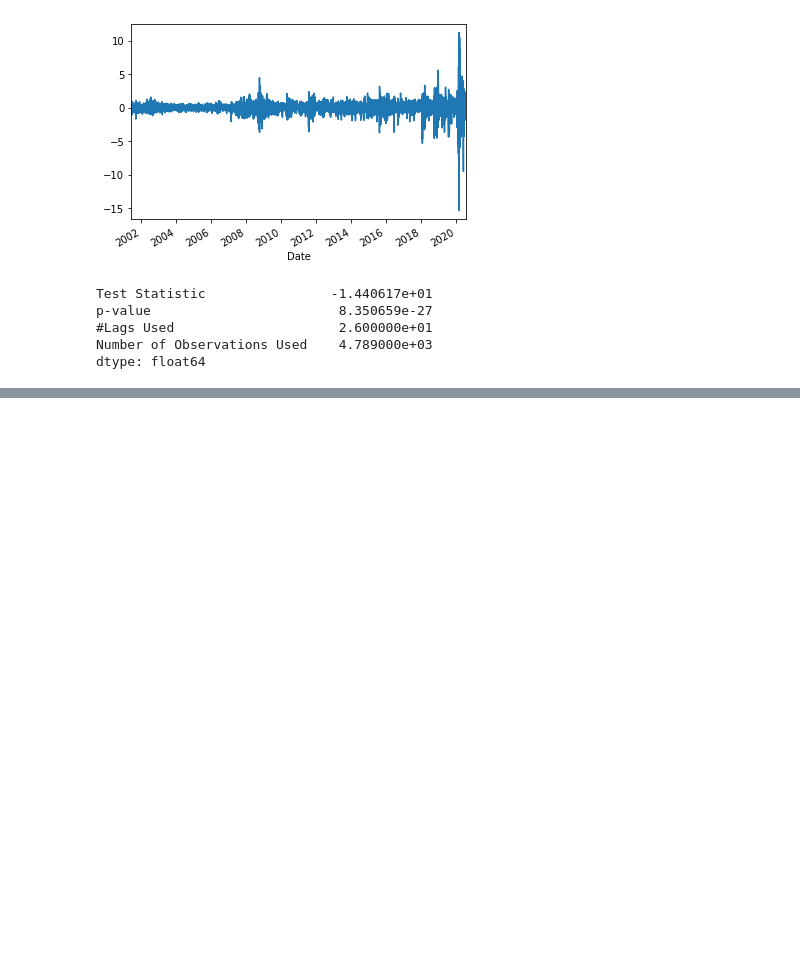
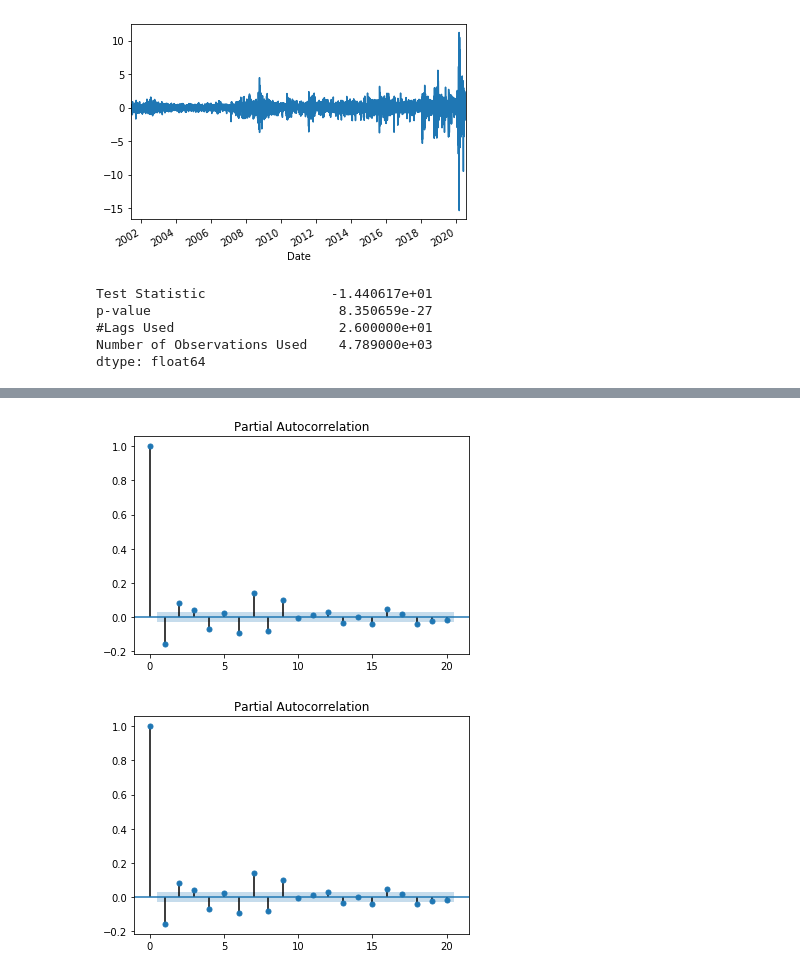
Before and after one commit to MKevinEvans/TensorFlow_stock_price_predictor, a Jupyter notebook: ARIMA_Model_VTI.ipynb, the cells around one changed output, grey strips where cells are left out. Cells and saved outputs as stored; diff of their text form; code cells hidden in the pictures; blank space fills up the shorter version.

```diff
--- a/ARIMA_Model_VTI.ipynb
+++ b/ARIMA_Model_VTI.ipynb
@@ -81,0 +84,5 @@ plot_acf(vti_diff.Close[1::], alpha=.05, lags=10)
+# %%
+plot_pacf(vti_diff[1::].Close, alpha=.05, lags=20)
+# %% [output]
+[figure, added]
+[figure, added]
```
Also changed, not shown: parts of 6 cells of this notebook.
